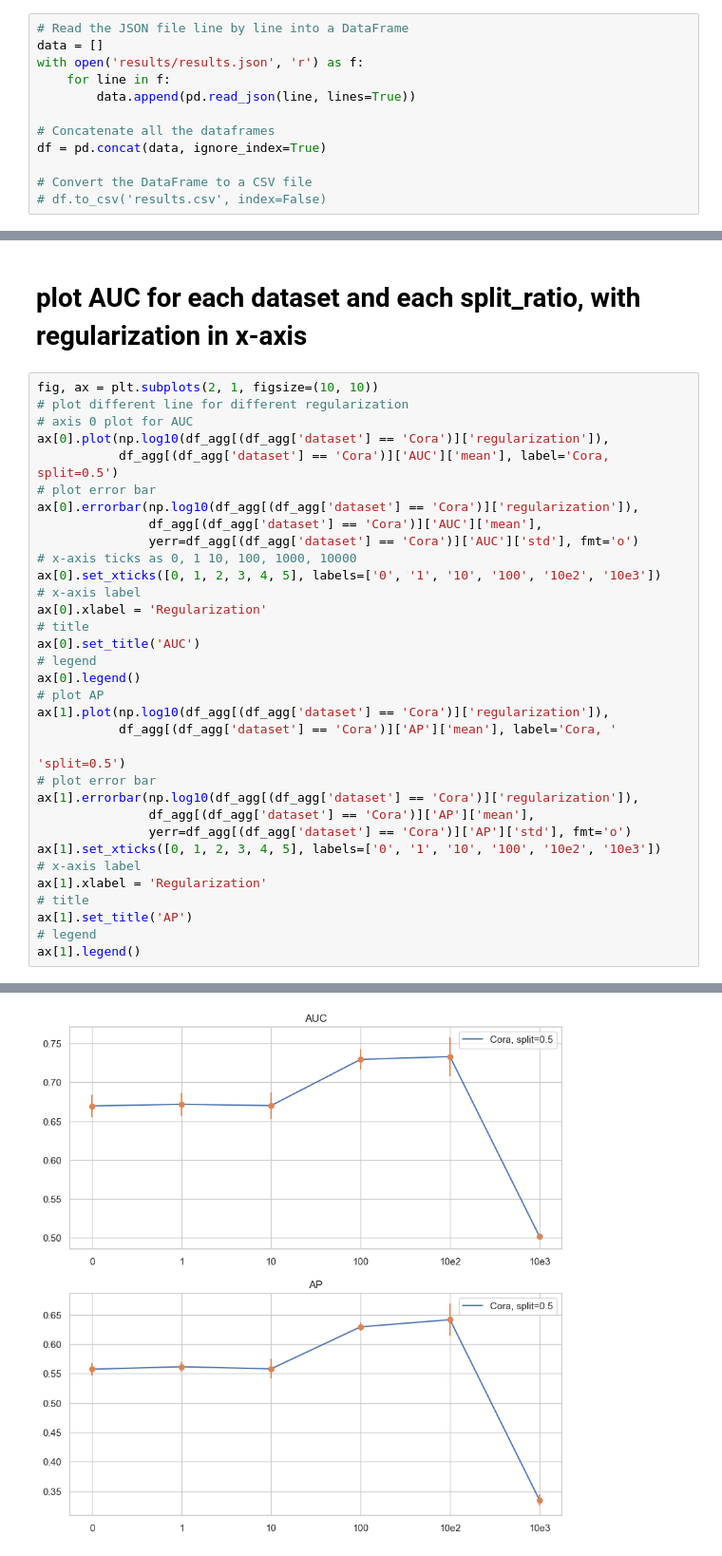
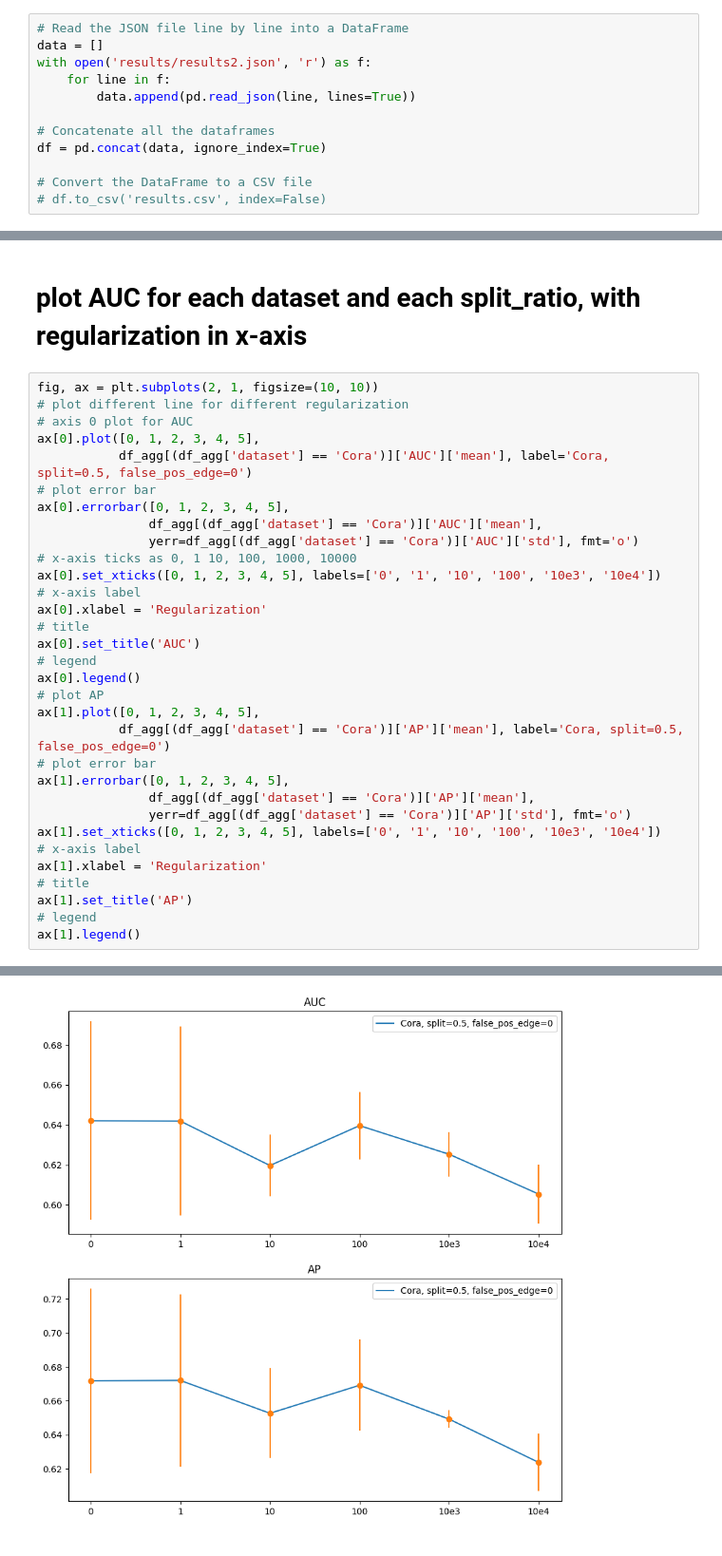
Before and after one commit to FDUguchunhui/latent-space-constraint-GNN, a Jupyter notebook: notebook/analysis/aggregation.ipynb, the cells around one changed output, grey strips where cells are left out. Shown at 95% size. Cells and saved outputs as stored; diff of their text form.

```diff
--- a/notebook/analysis/aggregation.ipynb
+++ b/notebook/analysis/aggregation.ipynb
@@ -11,7 +11,7 @@ import matplotlib.pyplot as plt
 # %%
 # Read the JSON file line by line into a DataFrame
 data = []
-with open('results/results.json', 'r') as f:
+with open('results/results2.json', 'r') as f:
     for line in f:
         data.append(pd.read_json(line, lines=True))
 
@@ -62,39 +61,38 @@ df_agg[df_agg['dataset'] == 'Cora'].sort_values(by=['split_ratio', 'regularizati
 # %%
 fig, ax = plt.subplots(2, 1, figsize=(10, 10))
 # plot different line for different regularization
 # axis 0 plot for AUC
-ax[0].plot(np.log10(df_agg[(df_agg['dataset'] == 'Cora')]['regularization']),
-           df_agg[(df_agg['dataset'] == 'Cora')]['AUC']['mean'], label='Cora, split=0.5')
+ax[0].plot([0, 1, 2, 3, 4, 5],
+           df_agg[(df_agg['dataset'] == 'Cora')]['AUC']['mean'], label='Cora, split=0.5, false_pos_edge=0')
 # plot error bar
-ax[0].errorbar(np.log10(df_agg[(df_agg['dataset'] == 'Cora')]['regularization']),
+ax[0].errorbar([0, 1, 2, 3, 4, 5],
                df_agg[(df_agg['dataset'] == 'Cora')]['AUC']['mean'],
                yerr=df_agg[(df_agg['dataset'] == 'Cora')]['AUC']['std'], fmt='o')
 # x-axis ticks as 0, 1 10, 100, 1000, 10000
-ax[0].set_xticks([0, 1, 2, 3, 4, 5], labels=['0', '1', '10', '100', '10e2', '10e3'])
+ax[0].set_xticks([0, 1, 2, 3, 4, 5], labels=['0', '1', '10', '100', '10e3', '10e4'])
 # x-axis label
 ax[0].xlabel = 'Regularization'
 # title
 ax[0].set_title('AUC')
 # legend
 ax[0].legend()
 # plot AP
-ax[1].plot(np.log10(df_agg[(df_agg['dataset'] == 'Cora')]['regularization']),
-           df_agg[(df_agg['dataset'] == 'Cora')]['AP']['mean'], label='Cora, '
-                                                                                                         'split=0.5')
+ax[1].plot([0, 1, 2, 3, 4, 5],
+           df_agg[(df_agg['dataset'] == 'Cora')]['AP']['mean'], label='Cora, split=0.5, false_pos_edge=0')
 # plot error bar
-ax[1].errorbar(np.log10(df_agg[(df_agg['dataset'] == 'Cora')]['regularization']),
+ax[1].errorbar([0, 1, 2, 3, 4, 5],
                df_agg[(df_agg['dataset'] == 'Cora')]['AP']['mean'],
                yerr=df_agg[(df_agg['dataset'] == 'Cora')]['AP']['std'], fmt='o')
-ax[1].set_xticks([0, 1, 2, 3, 4, 5], labels=['0', '1', '10', '100', '10e2', '10e3'])
+ax[1].set_xticks([0, 1, 2, 3, 4, 5], labels=['0', '1', '10', '100', '10e3', '10e4'])
 # x-axis label
 ax[1].xlabel = 'Regularization'
 # title
 ax[1].set_title('AP')
 # legend
 ax[1].legend()
 # %% [output]
 <matplotlib.legend.Legend at 0x...>
-[figure, old version]
+[figure, new version]
 # %%
 # plot lineplot for AUC and AP for each dataset and split_ratio
 fig, ax = plt.subplots(2, 1, figsize=(10, 10))
```
Also changed, not shown: parts of 7 cells of this notebook, 7 other files.
